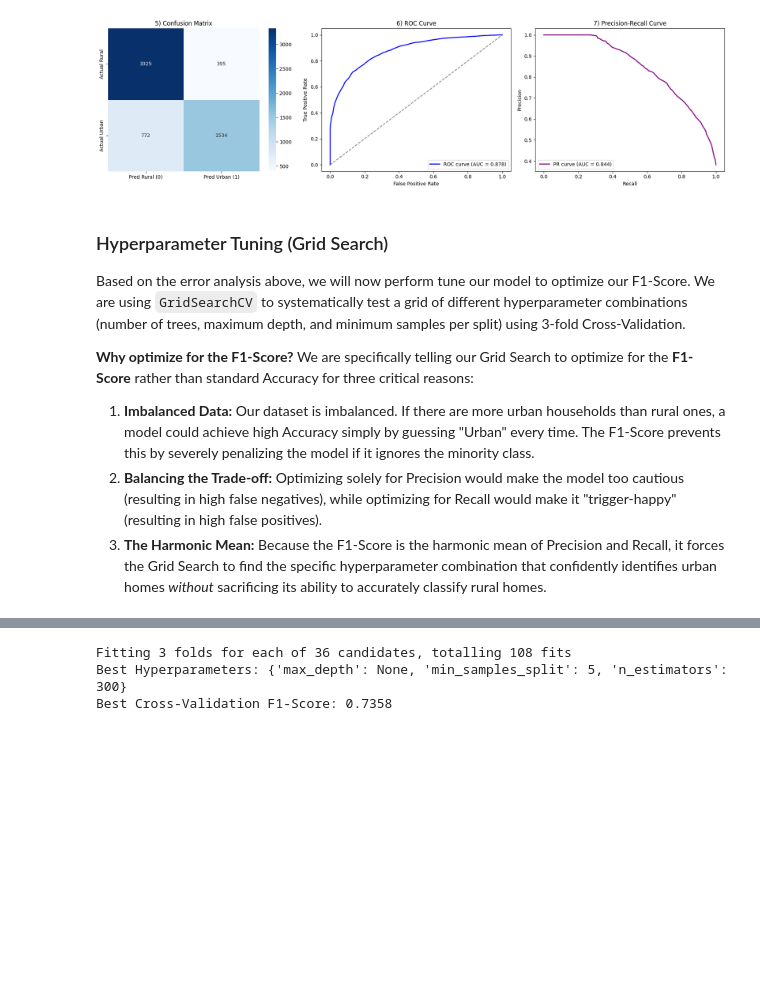
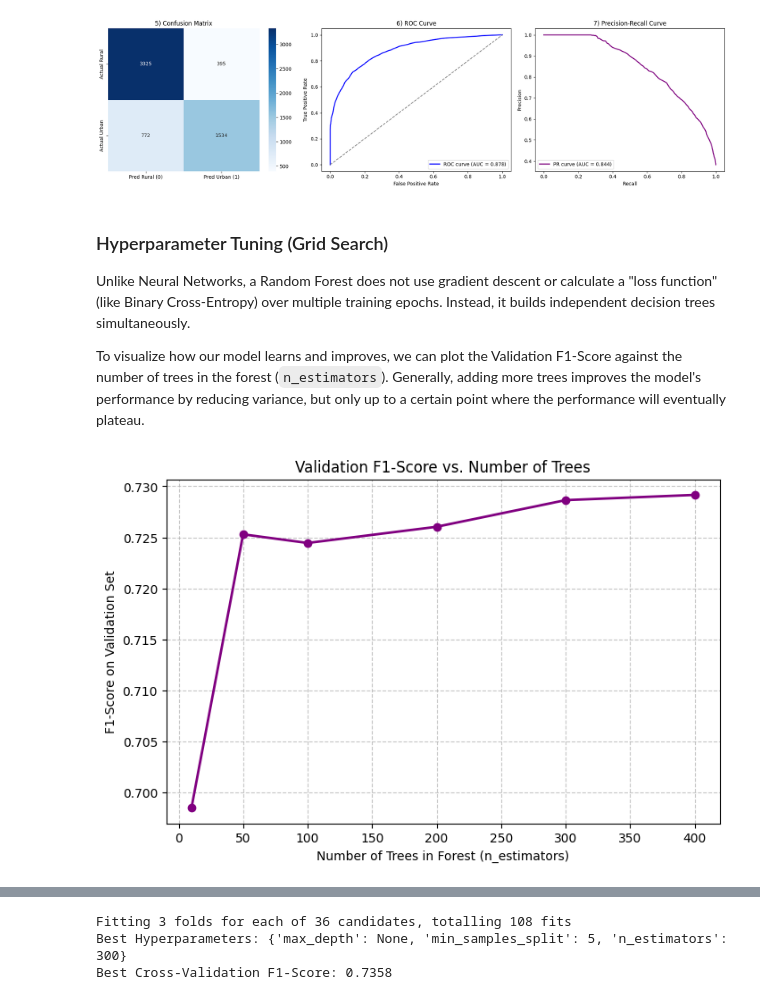
Before and after one commit to NebulaRojo9/STINTSY-MCO, a Jupyter notebook: Group2_nb.ipynb, the cells around one changed output, grey strips where cells are left out. Cells and saved outputs as stored; diff of their text form; code cells hidden in the pictures; blank space fills up the shorter version.

Commit message:
added error vs trees curve

```diff
--- a/Group2_nb.ipynb
+++ b/Group2_nb.ipynb
@@ -914,10 +914,27 @@ plt.show()
 [figure]
 # %% [markdown]
 ### Hyperparameter Tuning (Grid Search)
-Based on the error analysis above, we will now perform tune our model to optimize our F1-Score. We are using `GridSearchCV` to systematically test a grid of different hyperparameter combinations (number of trees, maximum depth, and minimum samples per split) using 3-fold Cross-Validation.
+Unlike Neural Networks, a Random Forest does not use gradient descent or calculate a "loss function" (like Binary Cross-Entropy) over multiple training epochs. Instead, it builds independent decision trees simultaneously.
 
-**Why optimize for the F1-Score?**
-We are specifically telling our Grid Search to optimize for the **F1-Score** rather than standard Accuracy for three critical reasons:
-1. **Imbalanced Data:** Our dataset is imbalanced. If there are more urban households than rural ones, a model could achieve high Accuracy simply by guessing "Urban" every time. The F1-Score prevents this by severely penalizing the model if it ignores the minority class.
-2. **Balancing the Trade-off:** Optimizing solely for Precision would make the model too cautious (resulting in high false negatives), while optimizing for Recall would make it "trigger-happy" (resulting in high false positives).
-3. **The Harmonic Mean:** Because the F1-Score is the harmonic mean of Precision and Recall, it forces the Grid Search to find the specific hyperparameter combination that confidently identifies urban homes *without* sacrificing its ability to accurately classify rural homes.
+To visualize how our model learns and improves, we can plot the Validation F1-Score against the number of trees in the forest (`n_estimators`). Generally, adding more trees improves the model's performance by reducing variance, but only up to a certain point where the performance will eventually plateau.
+# %%
+# Plotting Validation F1-Score vs Number of Trees
+n_estimators_range = [10, 50, 100, 200, 300, 400]
+val_f1_scores = []
+
+# Loop through different numbers of trees and record the F1-Score
+for n in n_estimators_range:
+    temp_rf = RandomForestClassifier(n_estimators=n, random_state=42, n_jobs=-1)
+    temp_rf.fit(X_train_scaled, y_train)
+    temp_preds = temp_rf.predict(X_val_scaled)
+    val_f1_scores.append(f1_score(y_val, temp_preds))
+
+plt.figure(figsize=(8, 5))
+plt.plot(n_estimators_range, val_f1_scores, marker='o', linestyle='-', color='purple', linewidth=2)
+plt.title('Validation F1-Score vs. Number of Trees')
+plt.xlabel('Number of Trees in Forest (n_estimators)')
+plt.ylabel('F1-Score on Validation Set')
+plt.grid(True, linestyle='--', alpha=0.7)
+plt.show()
+# %% [output]
+[figure, added]
```
Also changed, not shown: parts of 1 cell of this notebook.
